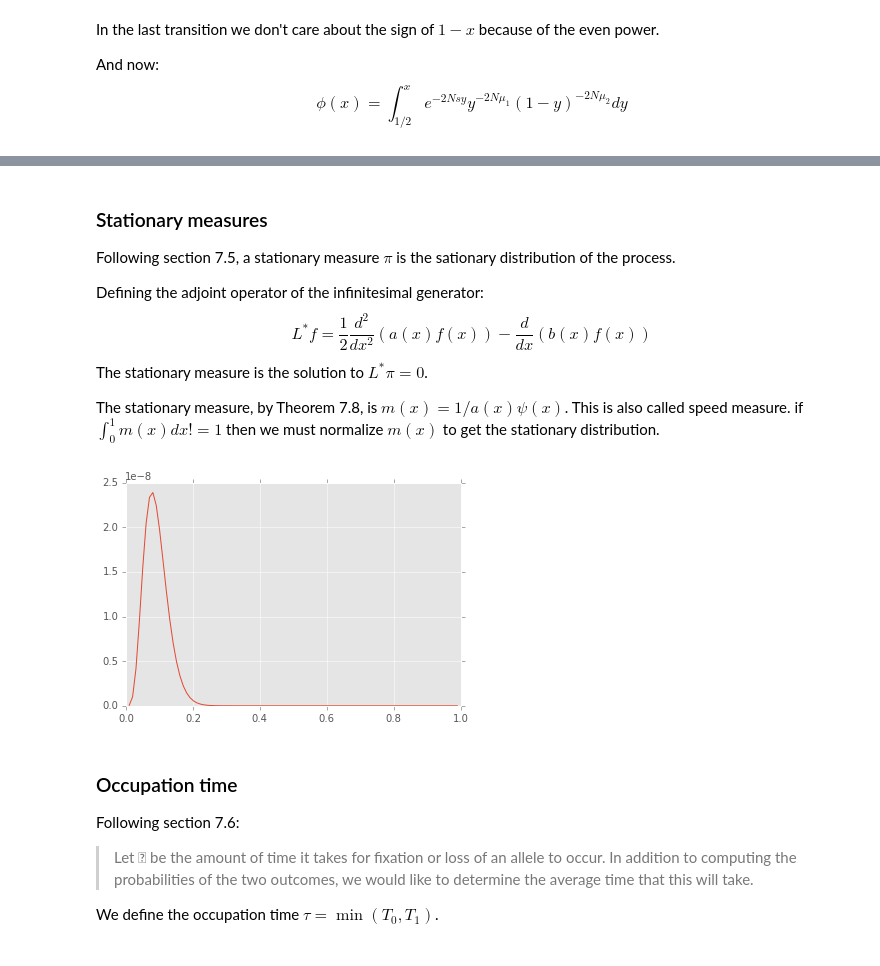
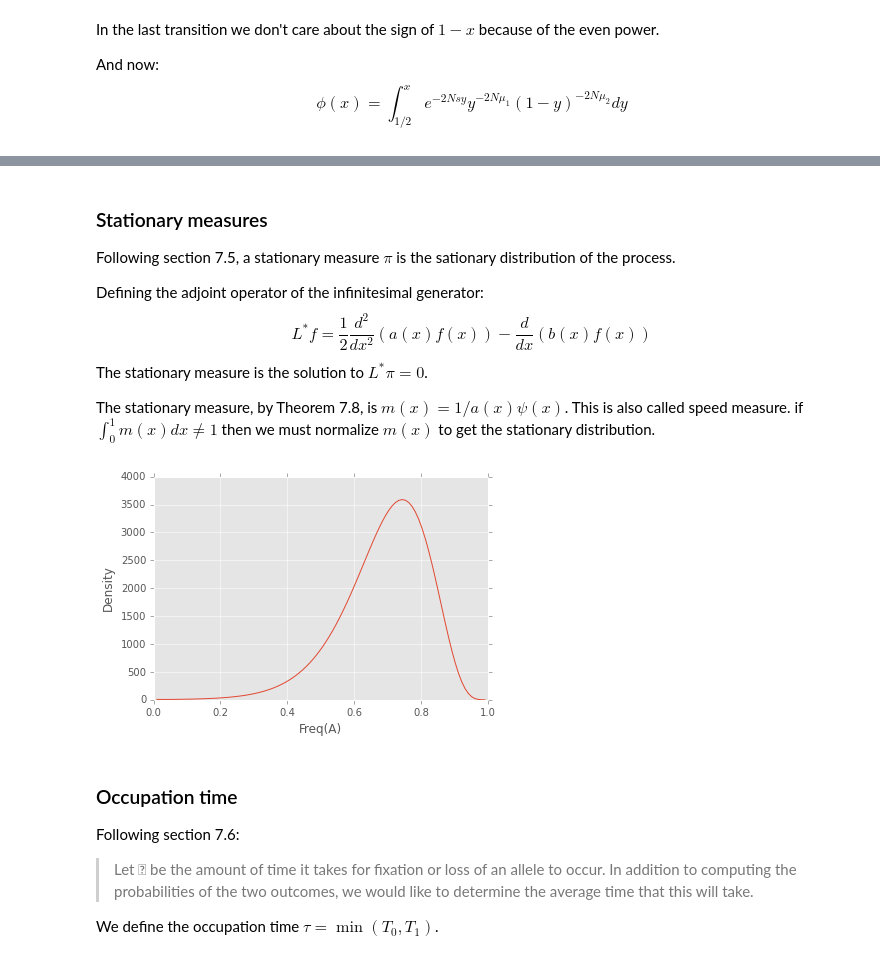
Before and after one commit to yoavram/ipython-notebooks, a Jupyter notebook: Diffusion equation for simple WF model.ipynb, the cells around one changed output, grey strips where cells are left out. Drawn from its saved outputs; the diff is of its cells as text; code cells hidden in the pictures.

```diff
--- a/Diffusion equation for simple WF model.ipynb
+++ b/Diffusion equation for simple WF model.ipynb
@@ -11,8 +11,8 @@ def step(x,s,u1,u2,N):
     x = n/float(N)
     return x
 # %%
-s = 0.0
-N = 10000
+s = 0.01
+N = 1000
 u1 = 0.0003
 u2 = 10*u1
 x = 0.5
@@ -108,6 +108,7 @@ $$
 \phi(x) = \int_{1/2}^{x}{e^{-2Nsy} y^{-2N\mu_1} (1-y)^{-2N\mu_2} dy}
 $$
 # %%
-psi = lambda x: exp(-2.0*N*s*x) * pow(x,-2.0*N*u1) * pow(1-x,-2.0*N*u2)
+def psi(x):
+    return exp(-2.0*N*s*x) * pow(x,-2.0*N*u1) * pow(1-x,-2.0*N*u2)
 psi(0.5)
 # %% [output]
@@ -157,16 +160,19 @@ L^*f = \frac{1}{2} \frac{d^2}{dx^2}(a(x)f(x))-\frac{d}{dx}(b(x)f(x))
 $$
 The stationary measure is the solution to $L^*\pi = 0$.
 
-The stationary measure, by Theorem 7.8, is $m(x) = 1/a(x)\psi(x)$. This is also called speed measure. if $\int_0^1{m(x)dx}!=1$ then we must normalize $m(x)$ to get the stationary distribution.
+The stationary measure, by Theorem 7.8, is $m(x) = 1/a(x)\psi(x)$. This is also called speed measure. if $\int_0^1{m(x)dx} \ne 1$ then we must normalize $m(x)$ to get the stationary distribution.
 # %%
-m = lambda x: 1.0 / (a(x) * psi(x))
+def m(x):
+    return 1.0 / (a(x) * psi(x))
 # %%
-x = linspace(0,1,100)
-mx = [m(xx) for xx in x]
+x = linspace(0.01,0.99,100)
+mx = array([m(xx) for xx in x])
 # %%
-plot(x, mx);
+plot(x, mx)
+xlabel("Freq(A)")
+ylabel("Density");
 # %% [output]
-[figure, old version]
+[figure, new version]
 # %% [markdown]
 ### Occupation time
 
```
Also changed, not shown: parts of 17 cells of this notebook.
